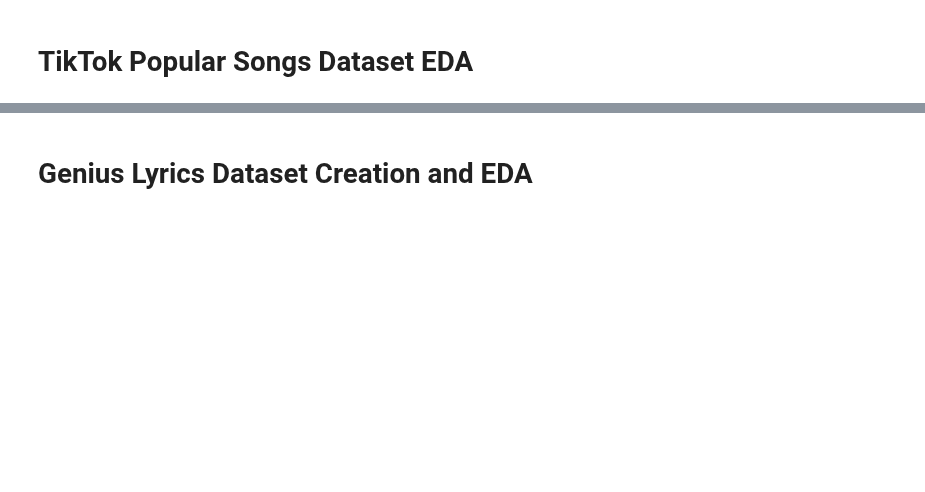
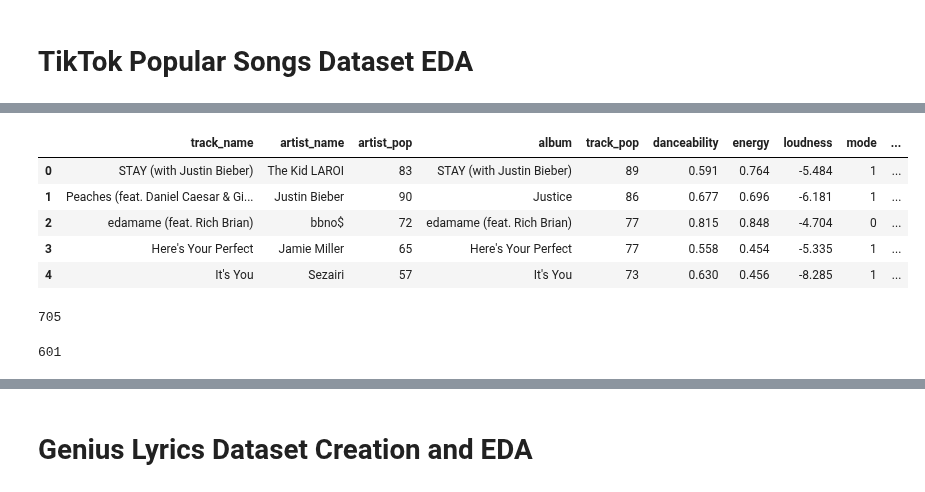
Before and after one commit to Joseph-Willem-Ricci/5450-final-project, a Jupyter notebook: CIS5450_Project.ipynb, the cells around one changed output, grey strips where cells are left out. Cells and saved outputs as stored; diff of their text form; code cells hidden in the pictures; blank space fills up the shorter version.

```diff
--- a/CIS5450_Project.ipynb
+++ b/CIS5450_Project.ipynb
@@ -206,0 +304,9 @@ We are able to provide audio features for 16.48% of songs in df_charts, for a to
+# %%
+df_tiktok_21.head()
+# %% [output]
+|  | track_name | artist_name | artist_pop | album | track_pop | danceability | energy | loudness | mode | ... |
+| 0 | STAY (with Justin Bieber) | The Kid LAROI | 83 | STAY (with Justin Bieber) | 89 | 0.591 | 0.764 | -5.484 | 1 | ... |
+| 1 | Peaches (feat. Daniel Caesar & Gi... | Justin Bieber | 90 | Justice | 86 | 0.677 | 0.696 | -6.181 | 1 | ... |
+| 2 | edamame (feat. Rich Brian) | bbno$ | 72 | edamame (feat. Rich Brian) | 77 | 0.815 | 0.848 | -4.704 | 0 | ... |
+| 3 | Here's Your Perfect | Jamie Miller | 65 | Here's Your Perfect | 77 | 0.558 | 0.454 | -5.335 | 1 | ... |
+| 4 | It's You | Sezairi | 57 | It's You | 73 | 0.630 | 0.456 | -8.285 | 1 | ... |
@@ -206,0 +317,16 @@ We are able to provide audio features for 16.48% of songs in df_charts, for a to
+# %%
+# Extract the track name and artist to check for the overlap
+df_tiktok_tracks = df_tiktok_full[['track_name', 'artist_name']]
+
+# Check number of rows
+df_tiktok_tracks.shape[0]
+# %% [output]
+705
+# %%
+# Merge with spotify features on track names only to check overlap
+df_tiktok_tracks_only = feature_matches.merge(df_tiktok_tracks.drop_duplicates(), left_on = ['title'], right_on=['track_name'], how='inner')
+
+# Check overlap
+df_tiktok_tracks_only.shape[0]
+# %% [output]
+601
```
Also changed, not shown: parts of 37 cells of this notebook, 1 other file.
